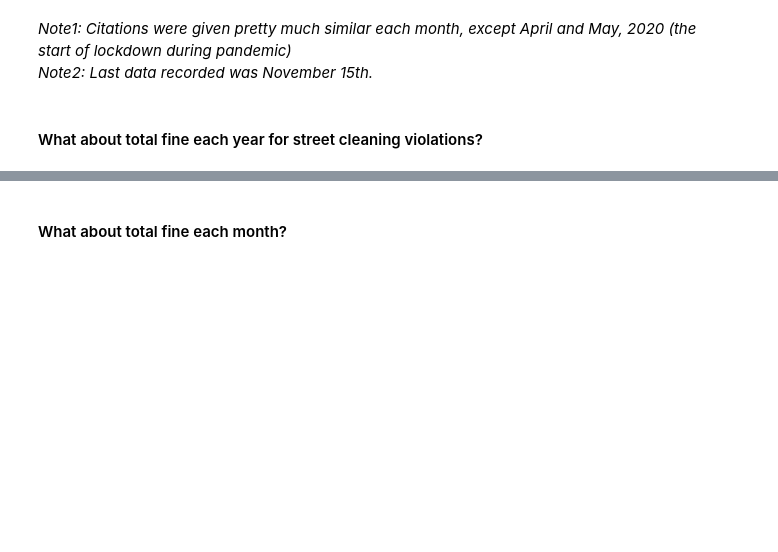
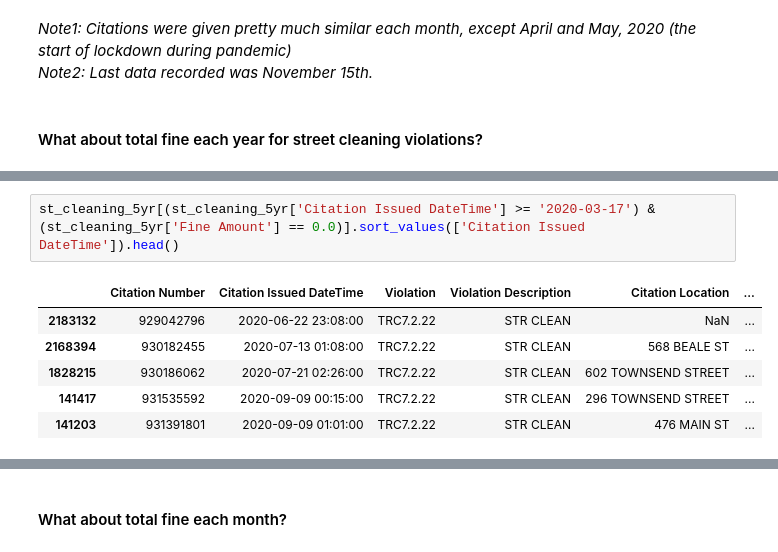
Before and after one commit to jiyuntsai/sf-parking-citation, a Jupyter notebook: st-cleaning-5yr.ipynb, the cells around one changed output, grey strips where cells are left out. Cells and saved outputs as stored; diff of their text form; blank space fills up the shorter version.

```diff
--- a/st-cleaning-5yr.ipynb
+++ b/st-cleaning-5yr.ipynb
@@ -161,0 +197,9 @@ alt.Chart(
+# %%
+st_cleaning_5yr[(st_cleaning_5yr['Citation Issued DateTime'] >= '2020-03-17') & (st_cleaning_5yr['Fine Amount'] == 0.0)].sort_values(['Citation Issued DateTime']).head()
+# %% [output]
+|  | Citation Number | Citation Issued DateTime | Violation | Violation Description | Citation Location | ... |
+| 2183132 | 929042796 | 2020-06-22 23:08:00 | TRC7.2.22 | STR CLEAN | NaN | ... |
+| 2168394 | 930182455 | 2020-07-13 01:08:00 | TRC7.2.22 | STR CLEAN | 568 BEALE ST | ... |
+| 1828215 | 930186062 | 2020-07-21 02:26:00 | TRC7.2.22 | STR CLEAN | 602 TOWNSEND STREET | ... |
+| 141417 | 931535592 | 2020-09-09 00:15:00 | TRC7.2.22 | STR CLEAN | 296 TOWNSEND STREET | ... |
+| 141203 | 931391801 | 2020-09-09 01:01:00 | TRC7.2.22 | STR CLEAN | 476 MAIN ST | ... |
```
Also changed, not shown: parts of 9 cells of this notebook.
